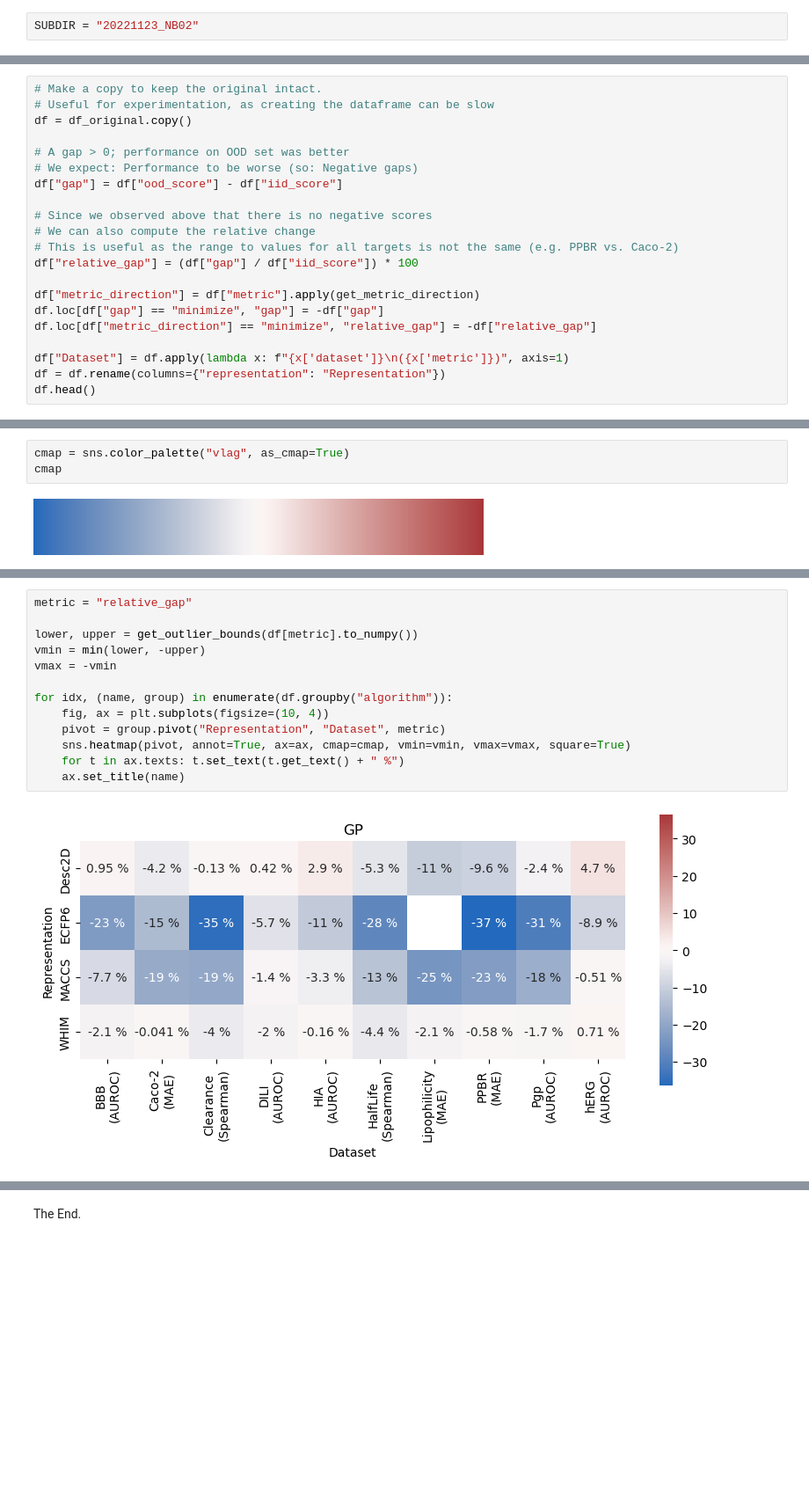
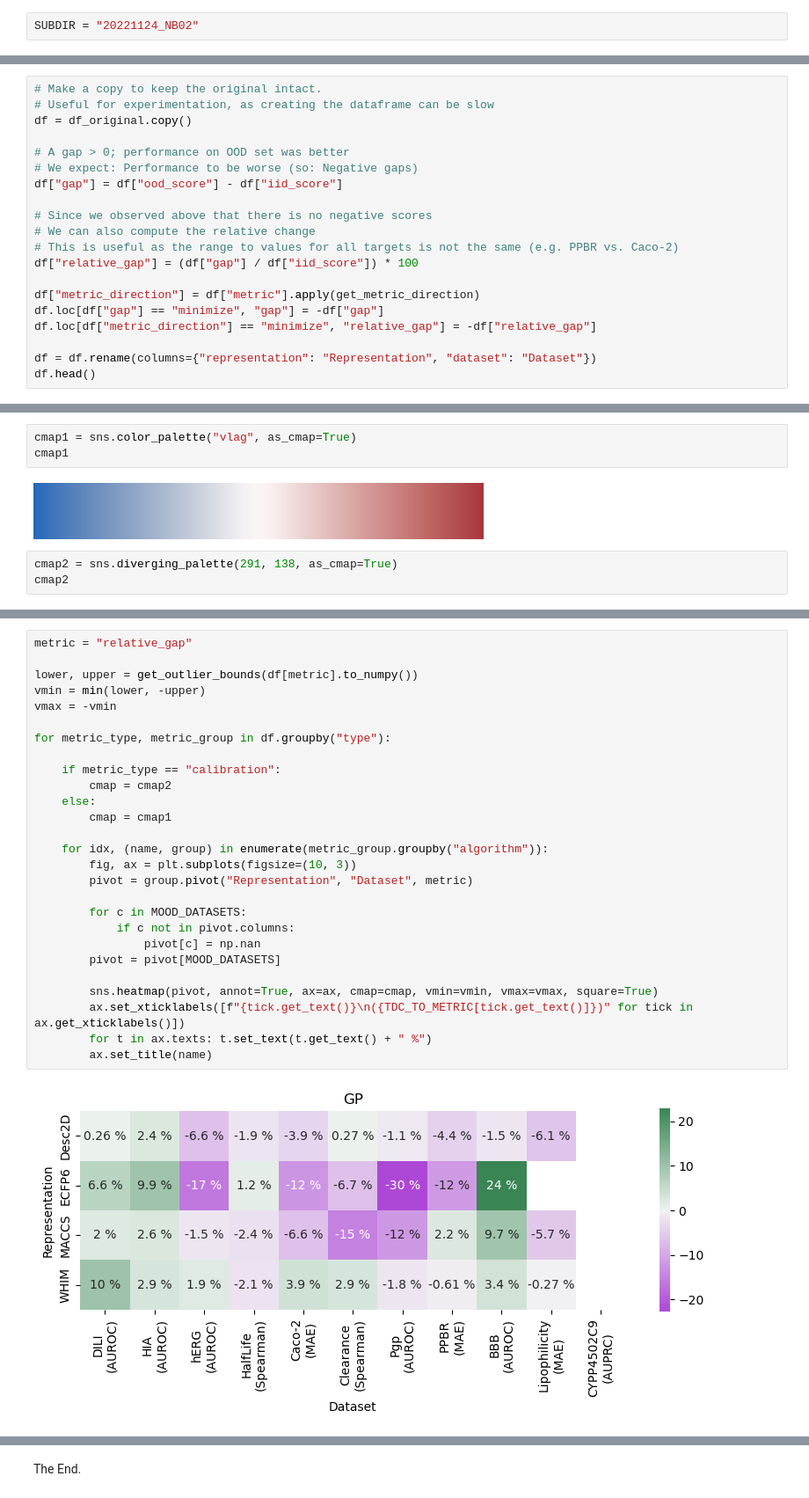
Before and after one commit to valence-labs/mood-experiments, a Jupyter notebook: notebooks/02. Gap between IID and OOD performance.ipynb, the cells around one changed output, grey strips where cells are left out. Shown at 88% size. Cells and saved outputs as stored; diff of their text form; blank space fills up the shorter version.

```diff
--- a/notebooks/02. Gap between IID and OOD performance.ipynb
+++ b/notebooks/02. Gap between IID and OOD performance.ipynb
@@ -15,7 +15,7 @@ from mood.baselines import SUPPORTED_BASELINES
 from mood.metrics import get_metric_direction
 from mood.utils import get_outlier_bounds
 # %%
-SUBDIR = "20221123_NB02"
+SUBDIR = "20221124_NB02"
 # %%
 in_dir = dm.fs.join(DOWNSTREAM_RESULTS_DIR, "dataframes", SUBDIR)
 pattern = dm.fs.join(in_dir, "gap_*.csv")
@@ -75,7 +82,6 @@ df["metric_direction"] = df["metric"].apply(get_metric_direction)
 df.loc[df["gap"] == "minimize", "gap"] = -df["gap"]
 df.loc[df["metric_direction"] == "minimize", "relative_gap"] = -df["relative_gap"]
 
-df["Dataset"] = df.apply(lambda x: f"{x['dataset']}\n({x['metric']})", axis=1)
-df = df.rename(columns={"representation": "Representation"})
+df = df.rename(columns={"representation": "Representation", "dataset": "Dataset"})
 df.head()
 # %% [output]
@@ -93,5 +99,8 @@ sns.boxplot(data=df, x="relative_gap")
 # %%
-cmap = sns.color_palette("vlag", as_cmap=True)
-cmap
+cmap1 = sns.color_palette("vlag", as_cmap=True)
+cmap1
 # %% [output]
 [figure]
+# %%
+cmap2 = sns.diverging_palette(291, 138, as_cmap=True)
+cmap2
@@ -98,15 +109,29 @@ cmap
 # %%
 metric = "relative_gap"
 
 lower, upper = get_outlier_bounds(df[metric].to_numpy())
 vmin = min(lower, -upper)
 vmax = -vmin
 
-for idx, (name, group) in enumerate(df.groupby("algorithm")):
-    fig, ax = plt.subplots(figsize=(10, 4))
-    pivot = group.pivot("Representation", "Dataset", metric)
-    sns.heatmap(pivot, annot=True, ax=ax, cmap=cmap, vmin=vmin, vmax=vmax, square=True)
-    for t in ax.texts: t.set_text(t.get_text() + " %")
-    ax.set_title(name)
+for metric_type, metric_group in df.groupby("type"):
+
+    if metric_type == "calibration":
+        cmap = cmap2
+    else:
+        cmap = cmap1
+
+    for idx, (name, group) in enumerate(metric_group.groupby("algorithm")):
+        fig, ax = plt.subplots(figsize=(10, 3))
+        pivot = group.pivot("Representation", "Dataset", metric)
+
+        for c in MOOD_DATASETS:
+            if c not in pivot.columns:
+                pivot[c] = np.nan
+        pivot = pivot[MOOD_DATASETS]
+
+        sns.heatmap(pivot, annot=True, ax=ax, cmap=cmap, vmin=vmin, vmax=vmax, square=True)
+        ax.set_xticklabels([f"{tick.get_text()}\n({TDC_TO_METRIC[tick.get_text()]})" for tick in ax.get_xticklabels()])
+        for t in ax.texts: t.set_text(t.get_text() + " %")
+        ax.set_title(name)
 # %% [output]
-[figure, old version]
+[figure, new version]
```
Also changed, not shown: parts of 11 cells of this notebook, 14 other files.
